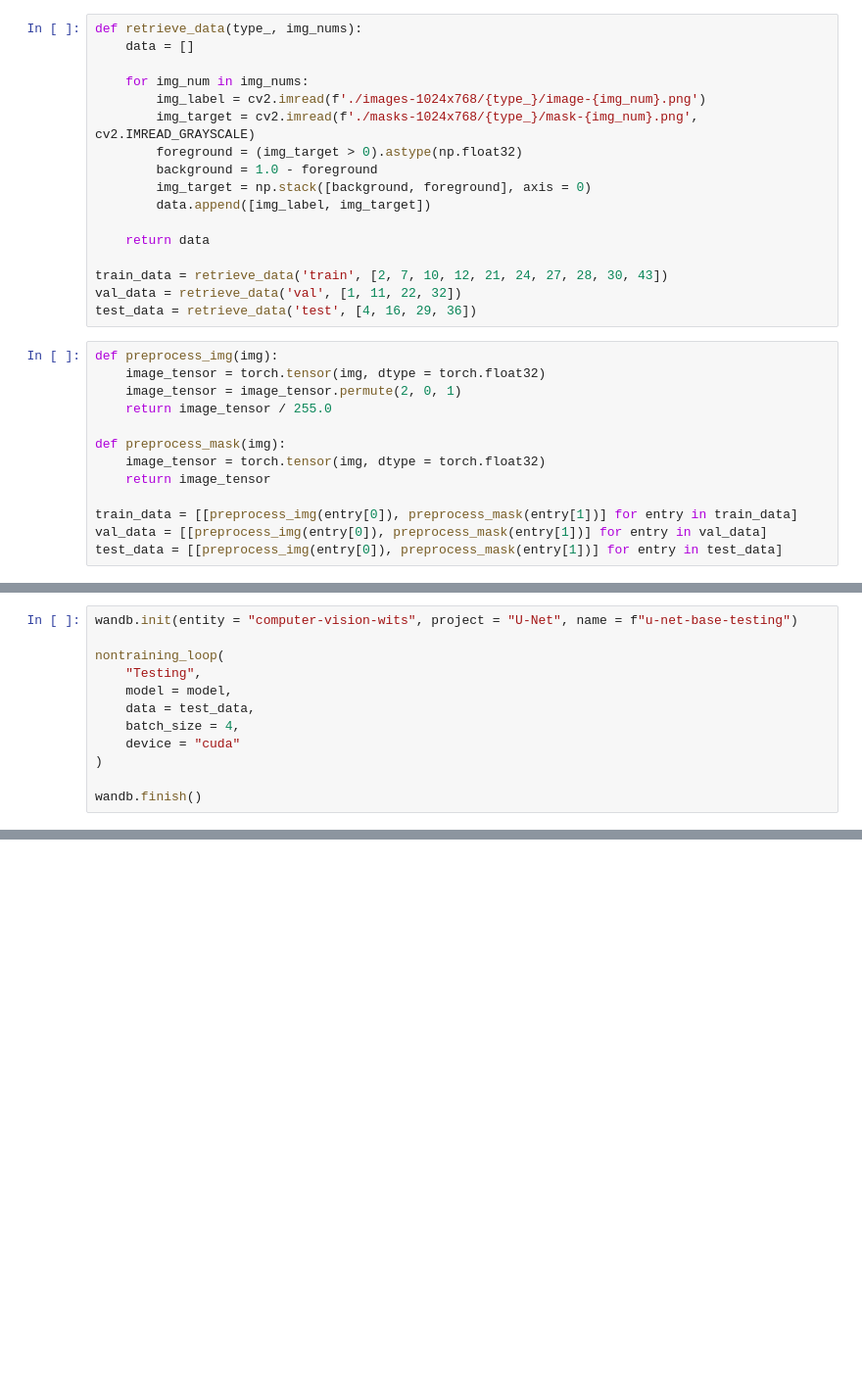
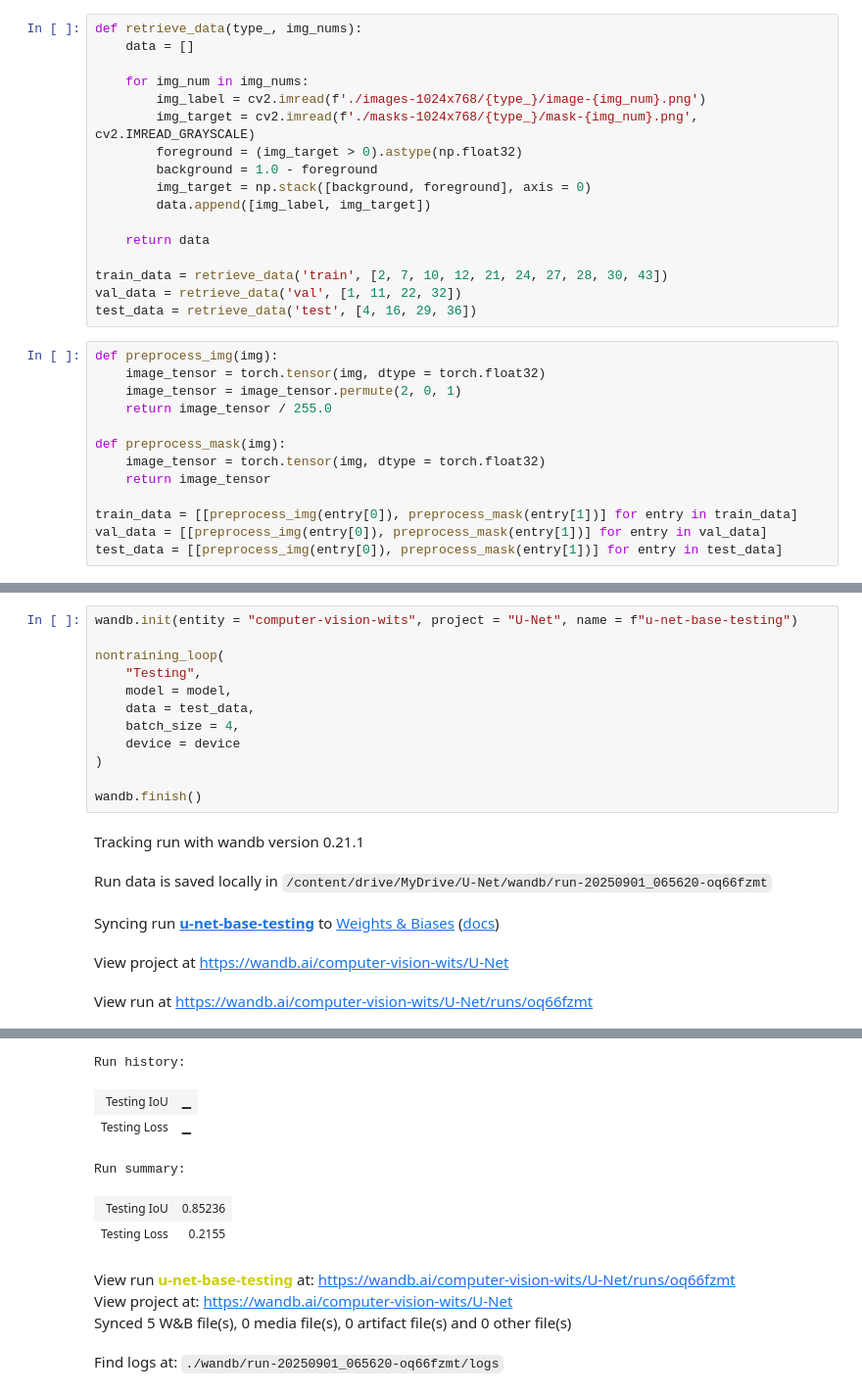
Before and after one commit to TumeloMkwambe/U-Net, a Jupyter notebook: main.ipynb, the cells around one changed output, grey strips where cells are left out. Shown: that part at 98% size. Saved outputs shown, nothing was run; the diff lists cells and outputs as text; blank space fills up the shorter version.

```diff
--- a/main.ipynb
+++ b/main.ipynb
@@ -293,7 +391,13 @@ nontraining_loop(
     model = model,
     data = test_data,
     batch_size = 4,
-    device = "cuda"
+    device = device
 )
 
 wandb.finish()
+# %% [output]
+Tracking run with wandb version 0.21.1
+Run data is saved locally in /content/drive/MyDrive/U-Net/wandb/run-20250901_065620-oq66fzmt
+Syncing run u-net-base-testing to Weights & Biases (docs)
+View project at https://wandb.ai/computer-vision-wits/U-Net
+View run at https://wandb.ai/computer-vision-wits/U-Net/runs/oq66fzmt
@@ -299,0 +406,10 @@ wandb.finish()
+Run history:
+| Testing IoU | ▁ |
+| Testing Loss | ▁ |
+Run summary:
+| Testing IoU | 0.85236 |
+| Testing Loss | 0.2155 |
+View run u-net-base-testing at: https://wandb.ai/computer-vision-wits/U-Net/runs/oq66fzmt
+View project at: https://wandb.ai/computer-vision-wits/U-Net
+Synced 5 W&B file(s), 0 media file(s), 0 artifact file(s) and 0 other file(s)
+Find logs at: ./wandb/run-20250901_065620-oq66fzmt/logs
```
Also changed, not shown: parts of 22 cells of this notebook.
